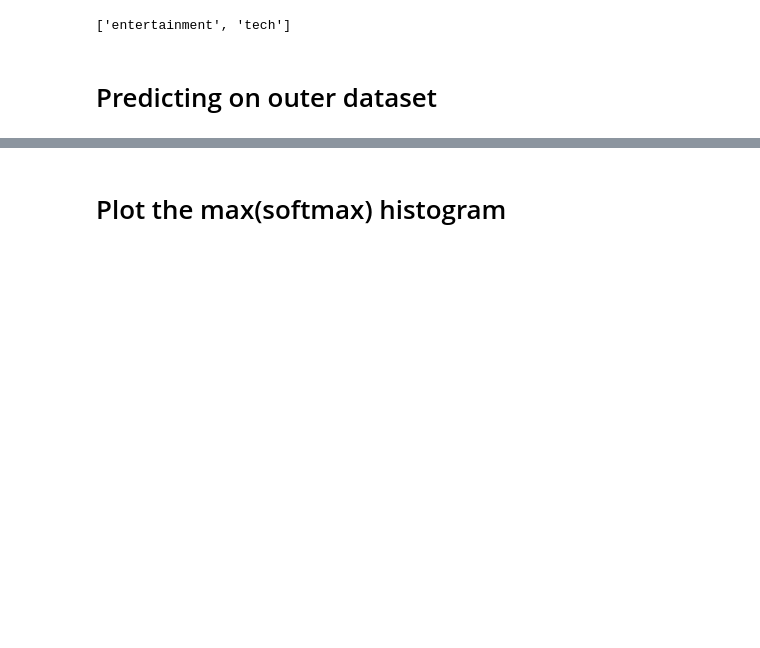
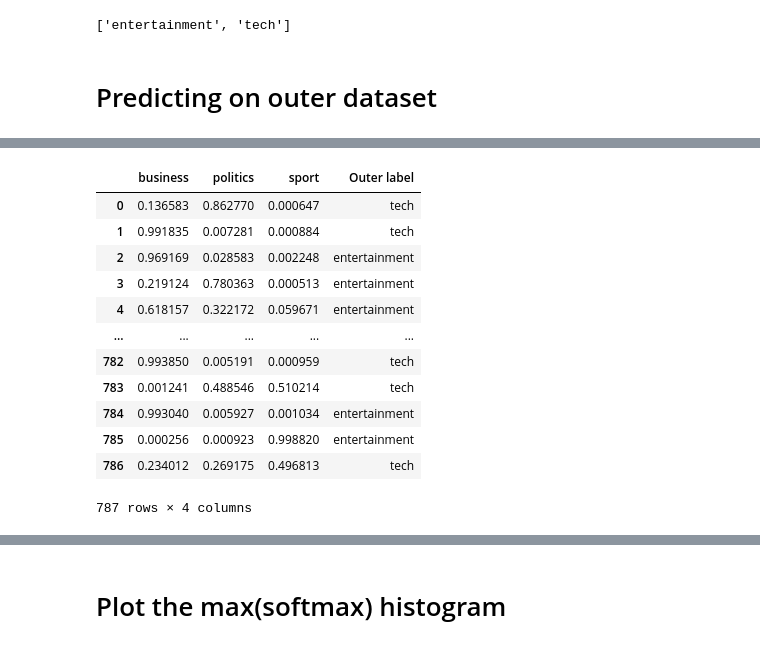
Before and after one commit to WiktorPieklik/Secure-Text-Classification, a Jupyter notebook: src/notebooks/lstm-thresholding.ipynb, the cells around one changed output, grey strips where cells are left out. Drawn from its saved outputs; the diff is of its cells as text; code cells hidden in the pictures; blank space fills up the shorter version.

```diff
--- a/src/notebooks/lstm-thresholding.ipynb
+++ b/src/notebooks/lstm-thresholding.ipynb
@@ -65,16 +64,15 @@ original_ds = tf.keras.utils.text_dataset_from_directory(
     directory=DATASET_DIR,
     label_mode='categorical',
     batch_size=BATCH_SIZE,
-    # shuffle=True,
-    # seed=SEED,
+    seed=SEED,
 )
 
 outer_dataset_labels = outer_ds.class_names
 actual_outer_labels = np.concatenate([[outer_dataset_labels[0] if y[0] else outer_dataset_labels[1] for y in y_batch] for x_batch, y_batch in outer_ds], axis=0)
 result_df = pd.DataFrame(result, columns=original_dataset_labels)
 result_df["Outer label"] = actual_outer_labels
-# result_df
+predict_original = model.predict(original_ds)
 
-predict_original = model.predict(original_ds)
+result_df
 # %% [output]
 Found 1438 files belonging to 3 classes.
@@ -82,3 +80,16 @@ Found 1438 files belonging to 3 classes.
+|  | business | politics | sport | Outer label |
+| 0 | 0.136583 | 0.862770 | 0.000647 | tech |
+| 1 | 0.991835 | 0.007281 | 0.000884 | tech |
+| 2 | 0.969169 | 0.028583 | 0.002248 | entertainment |
+| 3 | 0.219124 | 0.780363 | 0.000513 | entertainment |
+| 4 | 0.618157 | 0.322172 | 0.059671 | entertainment |
+| ... | ... | ... | ... | ... |
+| 782 | 0.993850 | 0.005191 | 0.000959 | tech |
+| 783 | 0.001241 | 0.488546 | 0.510214 | tech |
+| 784 | 0.993040 | 0.005927 | 0.001034 | entertainment |
+| 785 | 0.000256 | 0.000923 | 0.998820 | entertainment |
+| 786 | 0.234012 | 0.269175 | 0.496813 | tech |
+787 rows × 4 columns
 # %%
 model.evaluate(original_ds)
 # %% [output]
```
Also changed, not shown: parts of 32 cells of this notebook, 1 other file.
